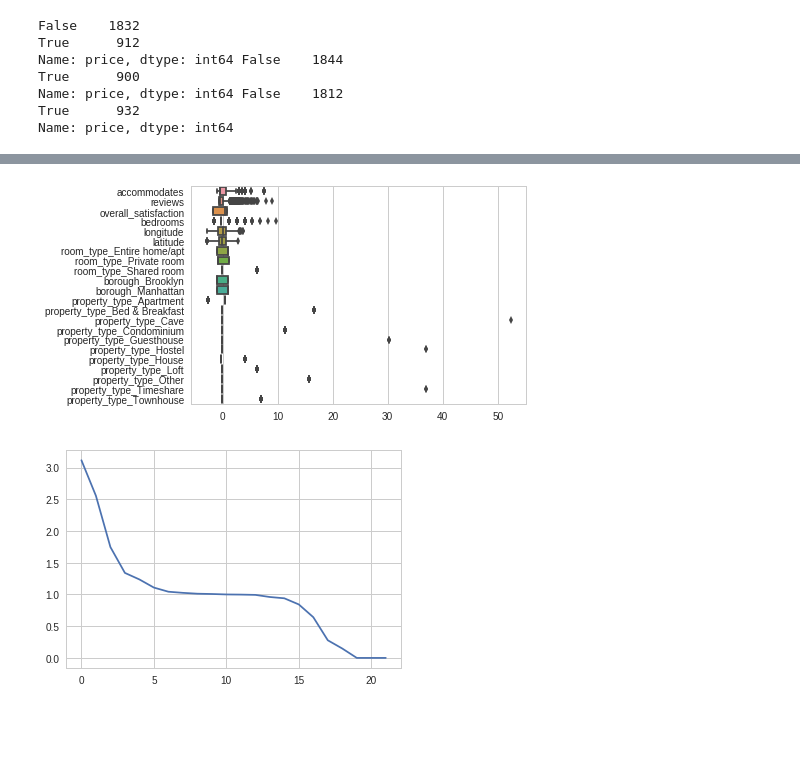
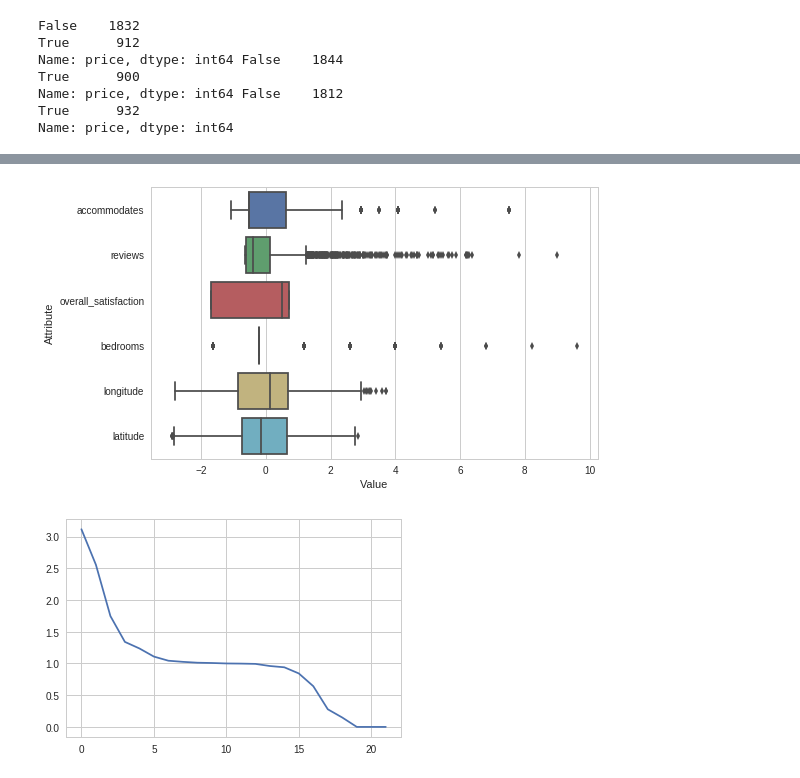
Before and after one commit to edwardfang/IDA_SUSTech_Assignment, a Jupyter notebook: Analysis.ipynb, the cells around one changed output, grey strips where cells are left out. Saved outputs shown, nothing was run; the diff lists cells and outputs as text; code cells hidden in the pictures; blank space fills up the shorter version.

```diff
--- a/Analysis.ipynb
+++ b/Analysis.ipynb
@@ -173,10 +170,13 @@ display(tmp.head())
 # %%
 # plt.boxplot(x,vert=False);
-plotNorm = sns.boxplot(data=x, orient='h')
+plotNorm = sns.boxplot(data=x[:,0:6], orient='h')
 plotNorm.set_yticklabels(data_p1_coded.columns);
 # plotNorm.figure.set_size_inches(10,5)
+plotNorm.set_xlabel('Value')
+plotNorm.set_ylabel('Attribute')
+plotNorm.figure.set_size_inches(8,5)
 # %% [output]
-[figure, old version]
+[figure, new version]
 # %%
 covMatrix = x.transpose().dot(x)/x.shape[0]
 # %%
```
Also changed, not shown: parts of 6 cells of this notebook, 4 other files.
